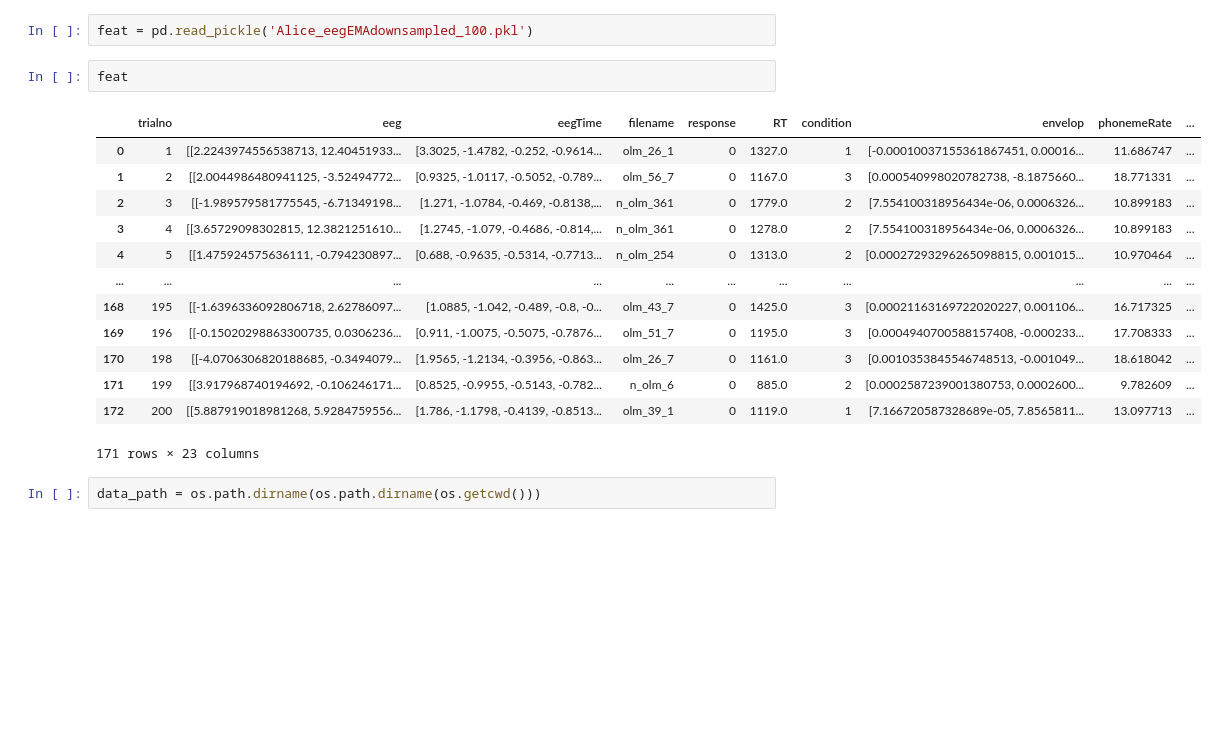
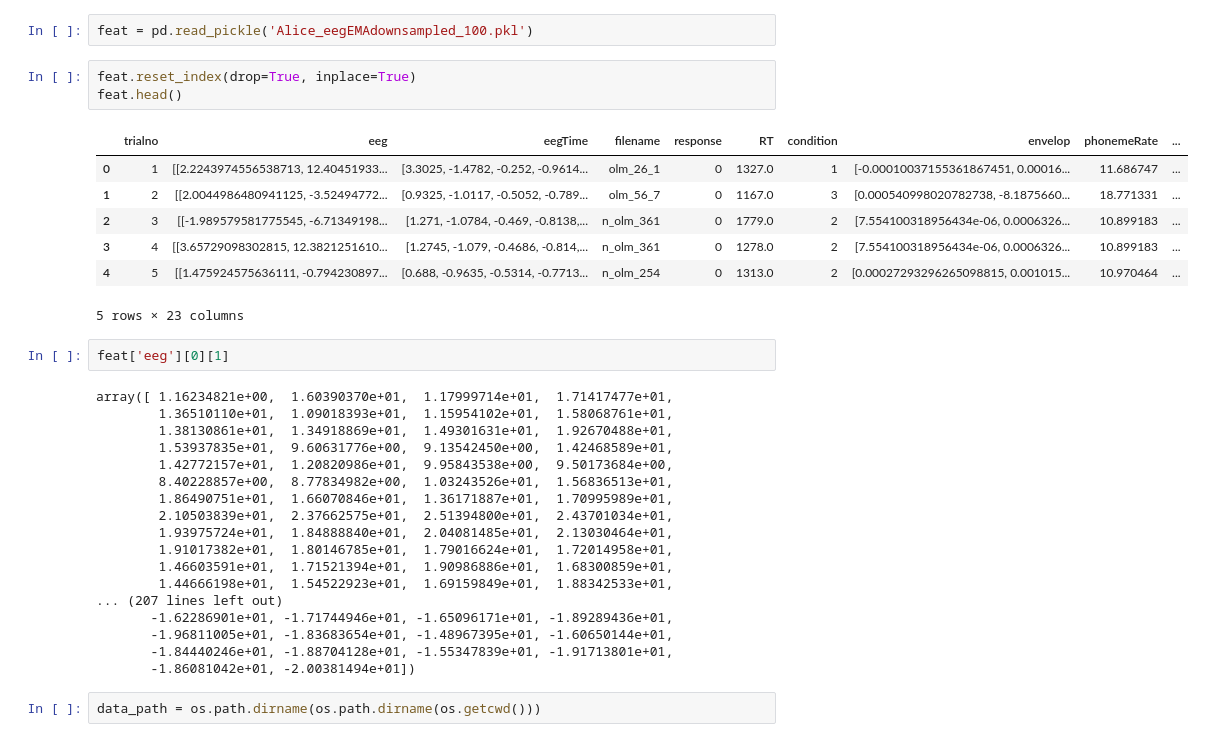
Before and after one commit to anishaghosh123/Alice-dataset, a Jupyter notebook: alice.ipynb, the cells around one changed output. Drawn from its saved outputs; the diff is of its cells as text; blank space fills up the shorter version.

```diff
--- a/alice.ipynb
+++ b/alice.ipynb
@@ -41,21 +46,36 @@ x
 # %%
 feat = pd.read_pickle('Alice_eegEMAdownsampled_100.pkl')
 # %%
-feat
+feat.reset_index(drop=True, inplace=True)
+feat.head()
 # %% [output]
 |  | trialno | eeg | eegTime | filename | response | RT | condition | envelop | phonemeRate | ... |
 | 0 | 1 | [[2.2243974556538713, 12.40451933... | [3.3025, -1.4782, -0.252, -0.9614... | olm_26_1 | 0 | 1327.0 | 1 | [-0.00010037155361867451, 0.00016... | 11.686747 | ... |
 | 1 | 2 | [[2.0044986480941125, -3.52494772... | [0.9325, -1.0117, -0.5052, -0.789... | olm_56_7 | 0 | 1167.0 | 3 | [0.000540998020782738, -8.1875660... | 18.771331 | ... |
 | 2 | 3 | [[-1.989579581775545, -6.71349198... | [1.271, -1.0784, -0.469, -0.8138,... | n_olm_361 | 0 | 1779.0 | 2 | [7.554100318956434e-06, 0.0006326... | 10.899183 | ... |
 | 3 | 4 | [[3.65729098302815, 12.3821251610... | [1.2745, -1.079, -0.4686, -0.814,... | n_olm_361 | 0 | 1278.0 | 2 | [7.554100318956434e-06, 0.0006326... | 10.899183 | ... |
 | 4 | 5 | [[1.475924575636111, -0.794230897... | [0.688, -0.9635, -0.5314, -0.7713... | n_olm_254 | 0 | 1313.0 | 2 | [0.00027293296265098815, 0.001015... | 10.970464 | ... |
-| ... | ... | ... | ... | ... | ... | ... | ... | ... | ... | ... |
-| 168 | 195 | [[-1.6396336092806718, 2.62786097... | [1.0885, -1.042, -0.489, -0.8, -0... | olm_43_7 | 0 | 1425.0 | 3 | [0.00021163169722020227, 0.001106... | 16.717325 | ... |
-| 169 | 196 | [[-0.15020298863300735, 0.0306236... | [0.911, -1.0075, -0.5075, -0.7876... | olm_51_7 | 0 | 1195.0 | 3 | [0.0004940700588157408, -0.000233... | 17.708333 | ... |
-| 170 | 198 | [[-4.0706306820188685, -0.3494079... | [1.9565, -1.2134, -0.3956, -0.863... | olm_26_7 | 0 | 1161.0 | 3 | [0.0010353845546748513, -0.001049... | 18.618042 | ... |
-| 171 | 199 | [[3.917968740194692, -0.106246171... | [0.8525, -0.9955, -0.5143, -0.782... | n_olm_6 | 0 | 885.0 | 2 | [0.0002587239001380753, 0.0002600... | 9.782609 | ... |
-| 172 | 200 | [[5.887919018981268, 5.9284759556... | [1.786, -1.1798, -0.4139, -0.8513... | olm_39_1 | 0 | 1119.0 | 1 | [7.166720587328689e-05, 7.8565811... | 13.097713 | ... |
-171 rows × 23 columns
+5 rows × 23 columns
+# %%
+feat['eeg'][0][1]
+# %% [output]
+array([ 1.16234821e+00,  1.60390370e+01,  1.17999714e+01,  1.71417477e+01,
+        1.36510110e+01,  1.09018393e+01,  1.15954102e+01,  1.58068761e+01,
+        1.38130861e+01,  1.34918869e+01,  1.49301631e+01,  1.92670488e+01,
+        1.53937835e+01,  9.60631776e+00,  9.13542450e+00,  1.42468589e+01,
+        1.42772157e+01,  1.20820986e+01,  9.95843538e+00,  9.50173684e+00,
+        8.40228857e+00,  8.77834982e+00,  1.03243526e+01,  1.56836513e+01,
+        1.86490751e+01,  1.66070846e+01,  1.36171887e+01,  1.70995989e+01,
+        2.10503839e+01,  2.37662575e+01,  2.51394800e+01,  2.43701034e+01,
+        1.93975724e+01,  1.84888840e+01,  2.04081485e+01,  2.13030464e+01,
+        1.91017382e+01,  1.80146785e+01,  1.79016624e+01,  1.72014958e+01,
+        1.46603591e+01,  1.71521394e+01,  1.90986886e+01,  1.68300859e+01,
+        1.44666198e+01,  1.54522923e+01,  1.69159849e+01,  1.88342533e+01,
+... (207 lines left out)
+       -1.62286901e+01, -1.71744946e+01, -1.65096171e+01, -1.89289436e+01,
+       -1.96811005e+01, -1.83683654e+01, -1.48967395e+01, -1.60650144e+01,
+       -1.84440246e+01, -1.88704128e+01, -1.55347839e+01, -1.91713801e+01,
+       -1.86081042e+01, -2.00381494e+01])
 # %%
 data_path = os.path.dirname(os.path.dirname(os.getcwd()))
 # %%
```
Also changed, not shown: parts of 51 cells of this notebook.
